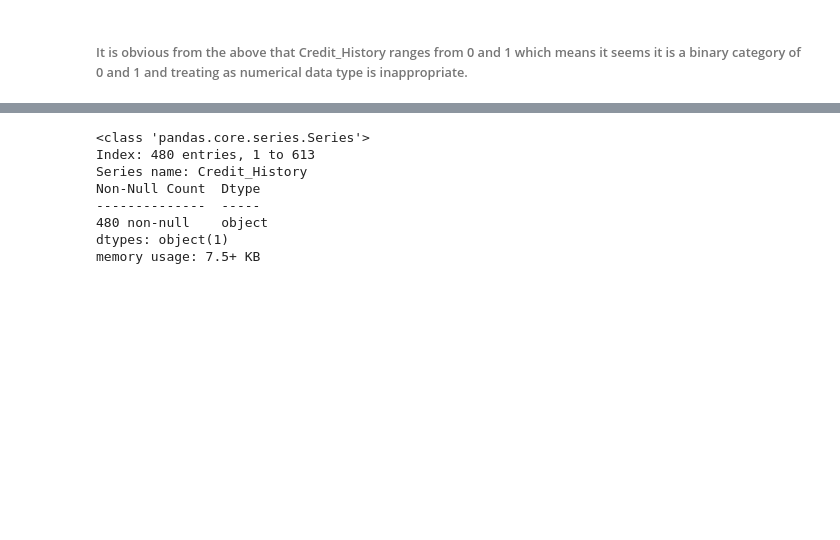
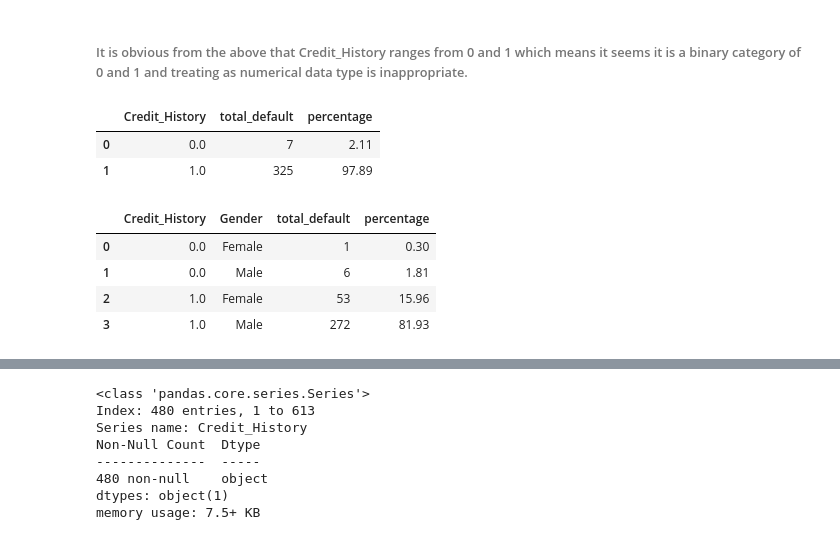
Before and after one commit to ebenezer2015/Machine-Learning-Model-Analysis, a Jupyter notebook: Classification-Model.ipynb, the cells around one changed output, grey strips where cells are left out. Drawn from its saved outputs; the diff is of its cells as text; code cells hidden in the pictures; blank space fills up the shorter version.

```diff
--- a/Classification-Model.ipynb
+++ b/Classification-Model.ipynb
@@ -128,3 +134,23 @@ filtered_df.describe()
 | max | 81000.000000 | 33837.000000 | 600.000000 | 480.000000 | 1.000000 |
 # %% [markdown]
 ###### It is obvious from the above that Credit_History ranges from 0 and 1 which means it seems it is a binary category of 0 and 1 and treating as numerical data type is inappropriate.
+# %%
+credit_history_default = filtered_df.groupby(['Credit_History']).agg(total_default=('Loan_Status', lambda x: (x == 'Y').sum())).reset_index()
+total_defaults = credit_history_default['total_default'].sum()
+credit_history_default['percentage'] = round(credit_history_default['total_default'] / total_defaults * 100, 2)
+credit_history_default
+# %% [output]
+|  | Credit_History | total_default | percentage |
+| 0 | 0.0 | 7 | 2.11 |
+| 1 | 1.0 | 325 | 97.89 |
+# %%
+credit_history_default = filtered_df.groupby(['Credit_History', 'Gender']).agg(total_default=('Loan_Status', lambda x: (x == 'Y').sum())).reset_index()
+total_defaults = credit_history_default['total_default'].sum()
+credit_history_default['percentage'] = round(credit_history_default['total_default'] / total_defaults * 100, 2)
+credit_history_default
+# %% [output]
+|  | Credit_History | Gender | total_default | percentage |
+| 0 | 0.0 | Female | 1 | 0.30 |
+| 1 | 0.0 | Male | 6 | 1.81 |
+| 2 | 1.0 | Female | 53 | 15.96 |
+| 3 | 1.0 | Male | 272 | 81.93 |
```
Also changed, not shown: parts of 64 cells of this notebook, 2 other files.
